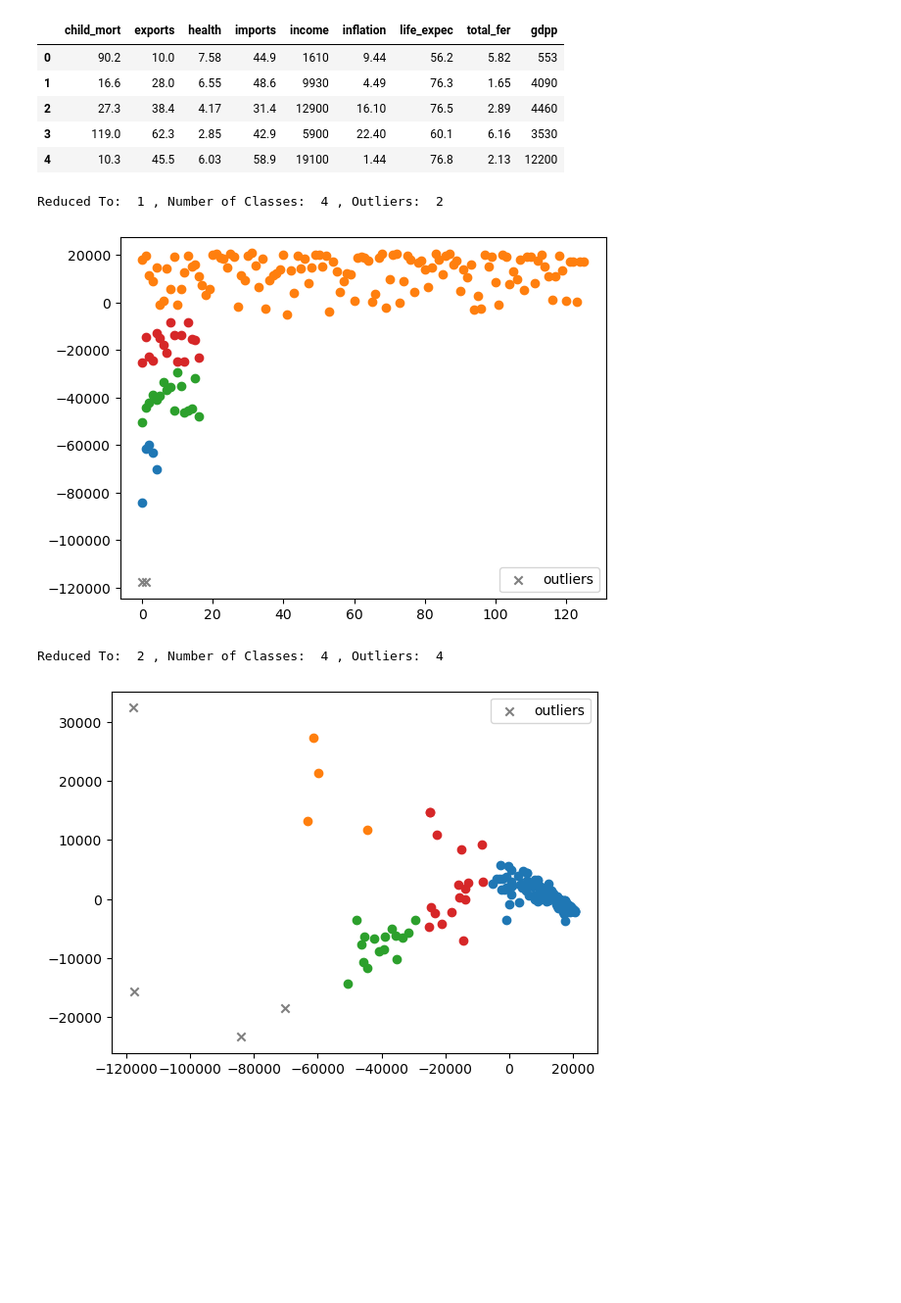
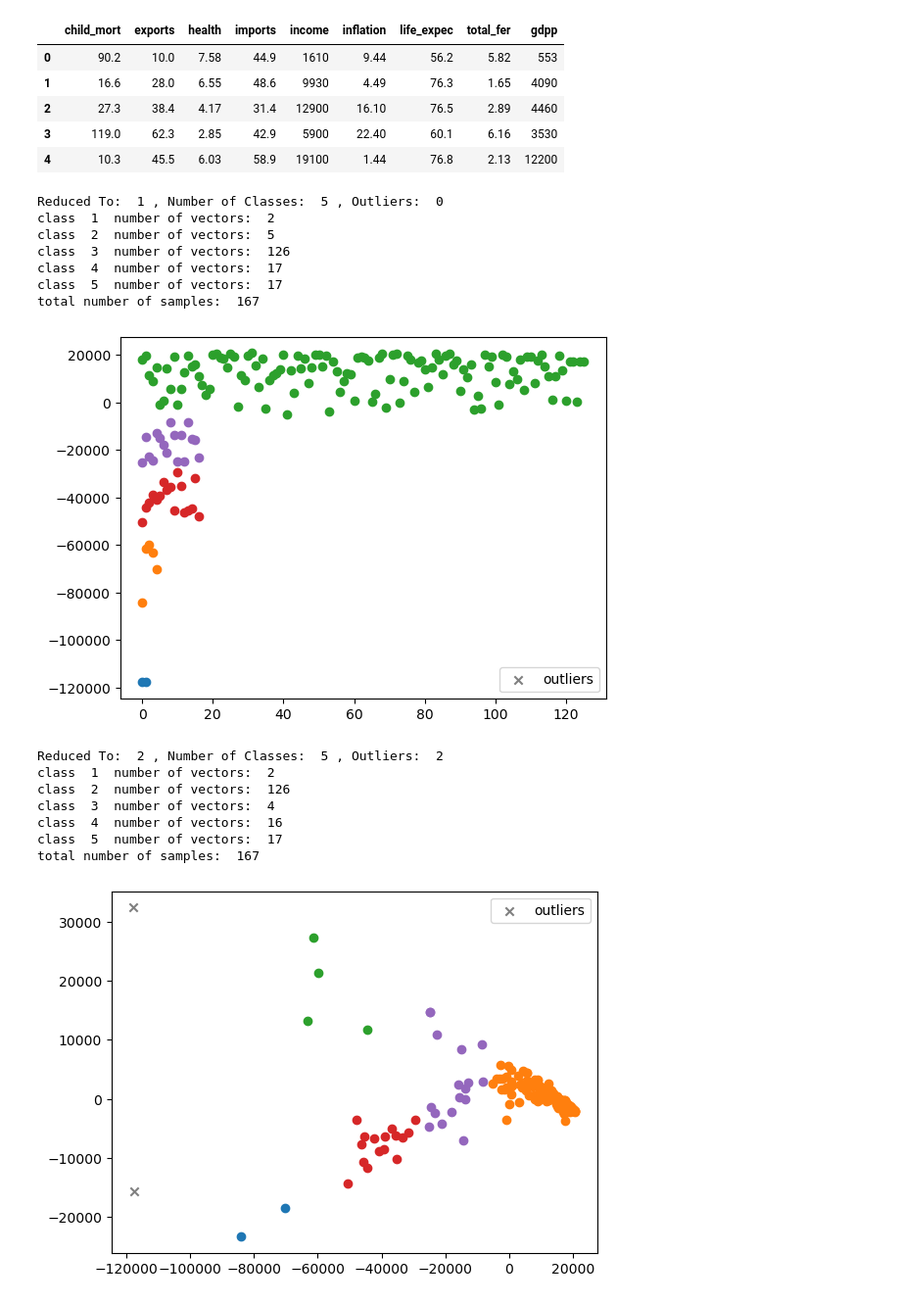
Before and after one commit to MagdiWaleed/assignments, a Jupyter notebook: Unsupervised Learning/unsupervised project/project.ipynb, the cells around one changed output. Shown at 98% size. Cells and saved outputs as stored; diff of their text form; code cells hidden in the pictures; blank space fills up the shorter version.

```diff
--- a/Unsupervised Learning/unsupervised project/project.ipynb
+++ b/Unsupervised Learning/unsupervised project/project.ipynb
@@ -4,7 +4,7 @@ import numpy as np
 import matplotlib.pyplot as plt
 from copy import deepcopy
 # %%
-n_components=1
+n_components=7
 B = 0.5
 y= 0.01
 # %% [markdown]
@@ -178,7 +178,7 @@ class FuzzyEntropy():
                 break
         keys = [key for key,_ in dictainary.items()]# in the following few lines we are checking the size of the classes if the class dont satisifies 'y' we consider the vectors that belongs to that class as outliers
         for key in keys:
-            number_of_samples = len(dictainary[key]["data"])
+            number_of_samples = len(dictainary[key]["data"])+1 # +1 because class centroid
             if number_of_samples/len(sampels)< y:
                 outliers.append(dictainary[key]["class_centroid"])
                 outliers.extend(dictainary[key]["data"])
@@ -229,16 +229,33 @@ def show(info,outliers,dim):#in this function we are plotting the results of our
         plt.legend()
         plt.show()
 # %%
-for t in range(3):
+for t in range(3):#applying the model on 3 datasets (pca to 1 compoenent, 2 compoenents, and 3 compoenents)
     pca = PCA(n_components=t+1)
     pca.fit(data)
     reduced_data = pca.transform(data)
     model = FuzzyEntropy()
     info, outliers =model.fit(reduced_data,B,y)
     print("Reduced To: ",reduced_data.shape[1],", Number of Classes: ",len(info), ", Outliers: ",len(outliers))
-    f_data =show(info,outliers,dim=t+1)
+    i=1
+    for value in info.values():
+        print("class ",str(i)," number of vectors: ",str(len(value["data"])+1))# +1 because the class centroid
+        i+=1
+    print("total number of samples: ",len(data))
+    show(info,outliers,dim=t+1)
 # %% [output]
-Reduced To:  1 , Number of Classes:  4 , Outliers:  2
+Reduced To:  1 , Number of Classes:  5 , Outliers:  0
+class  1  number of vectors:  2
+class  2  number of vectors:  5
+class  3  number of vectors:  126
+class  4  number of vectors:  17
+class  5  number of vectors:  17
+total number of samples:  167
-[figure, old version]
+[figure, new version]
-Reduced To:  2 , Number of Classes:  4 , Outliers:  4
+Reduced To:  2 , Number of Classes:  5 , Outliers:  2
+class  1  number of vectors:  2
+class  2  number of vectors:  126
+class  3  number of vectors:  4
+class  4  number of vectors:  16
+class  5  number of vectors:  17
+total number of samples:  167
-[figure, old version]
+[figure, new version]
```
Also changed, not shown: parts of 2 cells of this notebook.
